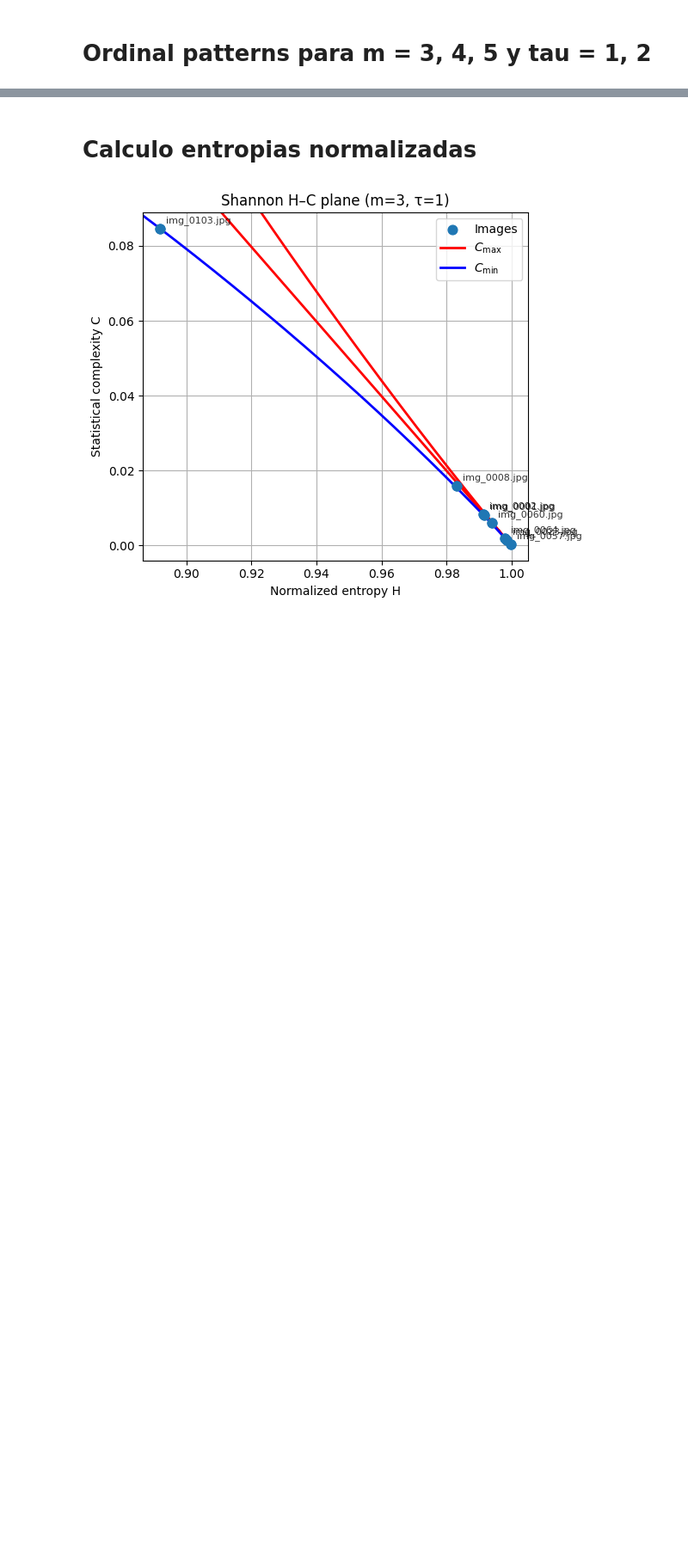
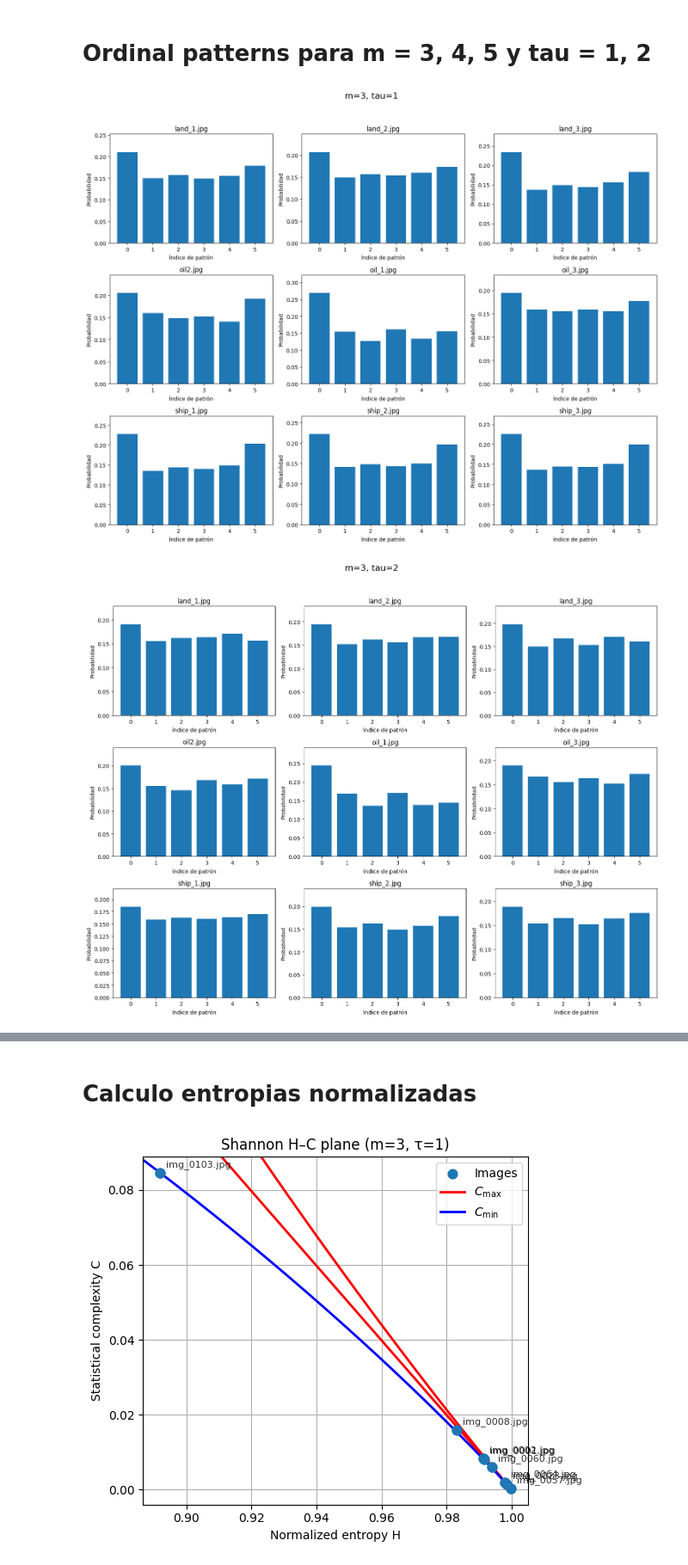
Before and after one commit to maxilexow/entropia_de_la_informacion, a Jupyter notebook: main.ipynb, the cells around one changed output, grey strips where cells are left out. Shown at 86% size. Drawn from its saved outputs; the diff is of its cells as text; code cells hidden in the pictures; blank space fills up the shorter version.

Commit message:
confeccion de informe latex, y guardado de figuras

```diff
--- a/main.ipynb
+++ b/main.ipynb
@@ -19,32 +93,43 @@ Index(['img_0001.jpg', 'img_0002.jpg', 'img_0008.jpg', 'img_0023.jpg',
 # %%
 # Parámetros de embedding
 
 m_values = [3, 4, 5]
 tau_values = [1, 2]
 
 for m, tau in product(m_values, tau_values):
 
     cols = df.columns
     ncols = 3
     nrows = int(np.ceil(len(cols) / ncols))
 
-    plt.figure(figsize=(15, 4 * nrows))
-    plt.title(f'm={m}, tau={tau}\n')
+    fig = plt.figure(figsize=(15, 4 * nrows))
+    fig.suptitle(f"m={m}, tau={tau}", fontsize=16)
+
     for i, col in enumerate(cols, 1):
         x = df[col].values
 
         try:
             _, counts = utils.ordinal_patterns(x, emb_dim=m, emb_lag=tau)
             prob = counts / counts.sum()
         except ValueError:
             continue
 
-        plt.subplot(nrows, ncols, i)
-        plt.bar(np.arange(len(prob)), prob)
-        plt.title(f"{col}")
-        plt.xlabel("Índice de patrón")
-        plt.ylabel("Probabilidad")
-        plt.ylim(0, prob.max() * 1.2)
+        ax = plt.subplot(nrows, ncols, i)
+        ax.bar(np.arange(len(prob)), prob)
+        ax.set_title(col)
+        ax.set_xlabel("Índice de patrón")
+        ax.set_ylabel("Probabilidad")
+        ax.set_ylim(0, prob.max() * 1.2)
 
-    plt.tight_layout()
+    # CLAVE: ajustar layout ANTES de guardar
+    plt.tight_layout(rect=[0, 0, 1, 0.95])
+
+    plt.savefig(
+        f"latex/figures/patrones_ordinales/patrones_ordinales_m={m}_tau={tau}.jpg",
+        dpi=300,
+        bbox_inches="tight"
+    )
     plt.show()
+# %% [output]
+[figure, added]
+[figure, added]
```
Also changed, not shown: parts of 4 cells of this notebook, 49 other files.
